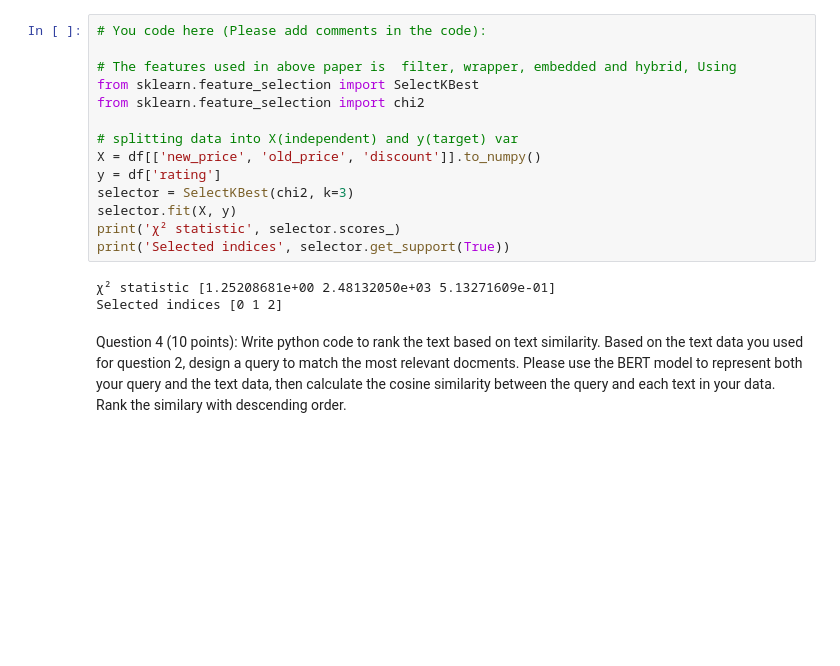
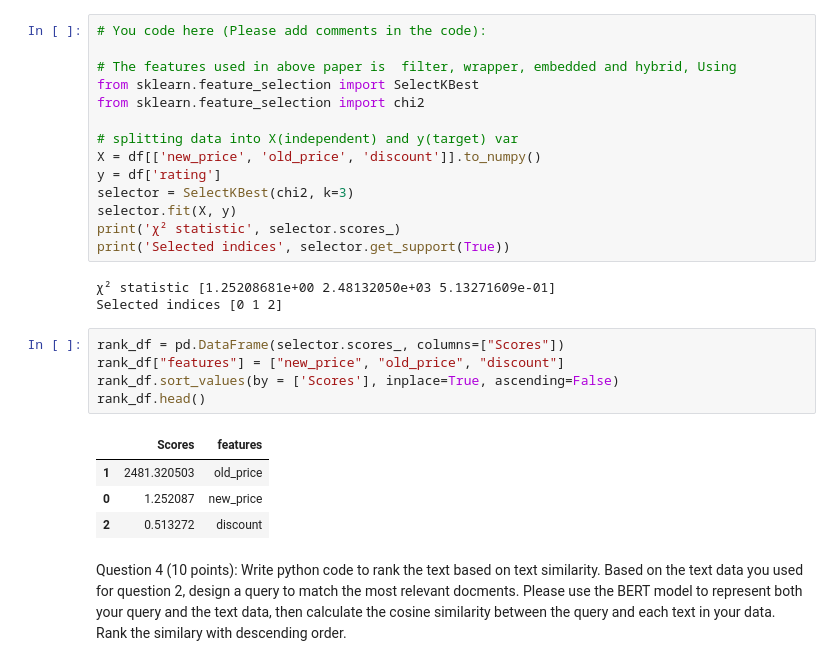
Before and after one commit to abhi147p/Abhishek_INFO5731_Spring2020, a Jupyter notebook: In_class_exercise_03_02282023.ipynb, the cells around one changed output. Drawn from its saved outputs; the diff is of its cells as text; blank space fills up the shorter version.

```diff
--- a/In_class_exercise_03_02282023.ipynb
+++ b/In_class_exercise_03_02282023.ipynb
@@ -197,6 +197,16 @@ print('Selected indices', selector.get_support(True))
 # %% [output]
 χ² statistic [1.25208681e+00 2.48132050e+03 5.13271609e-01]
 Selected indices [0 1 2]
+# %%
+rank_df = pd.DataFrame(selector.scores_, columns=["Scores"])
+rank_df["features"] = ["new_price", "old_price", "discount"]
+rank_df.sort_values(by = ['Scores'], inplace=True, ascending=False)
+rank_df.head()
+# %% [output]
+|  | Scores | features |
+| 1 | 2481.320503 | old_price |
+| 0 | 1.252087 | new_price |
+| 2 | 0.513272 | discount |
 # %% [markdown]
 Question 4 (10 points): Write python code to rank the text based on text similarity. Based on the text data you used for question 2, design a query to match the most relevant docments. Please use the BERT model to represent both your query and the text data, then calculate the cosine similarity between the query and each text in your data. Rank the similary with descending order.
 # %%
```
